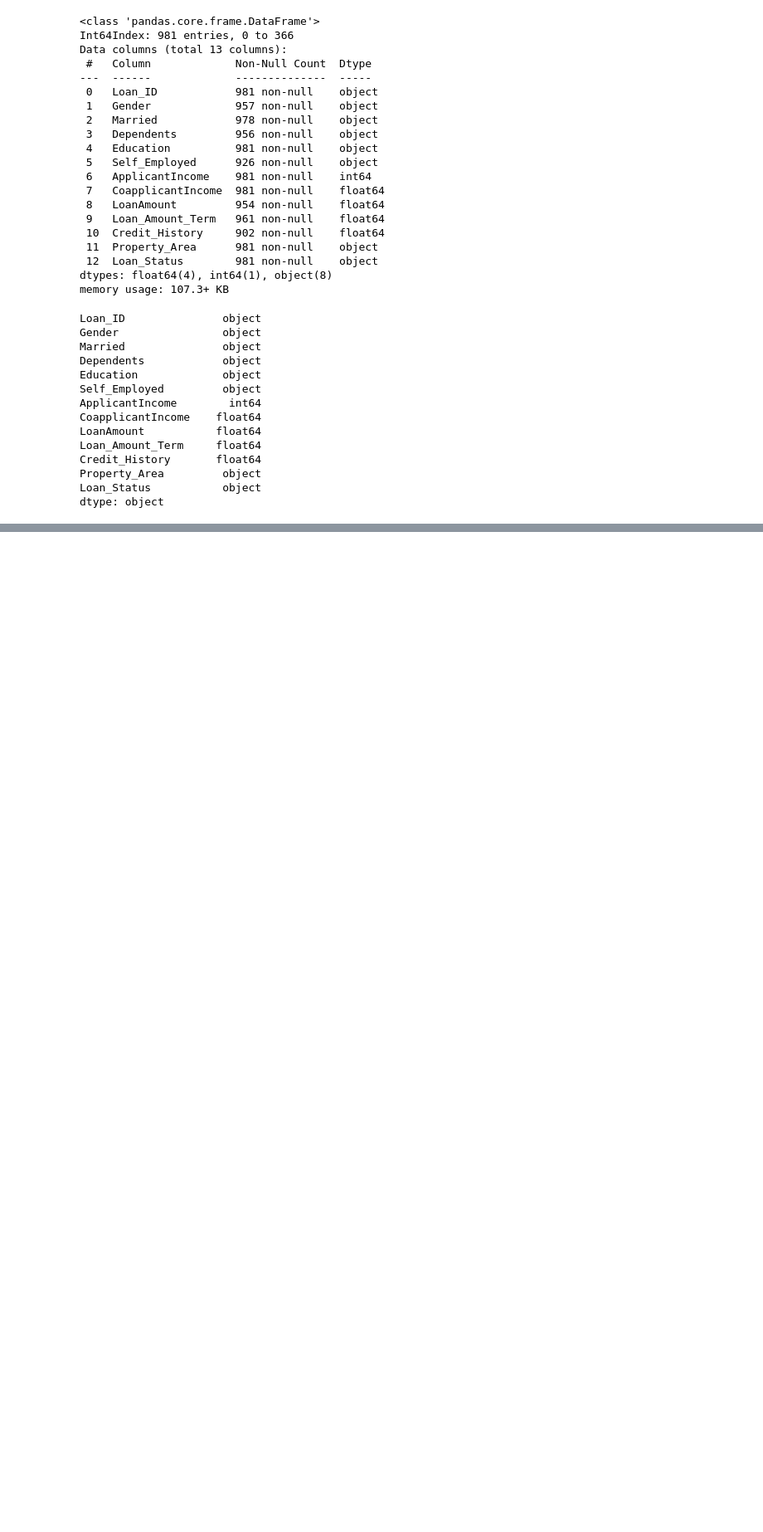
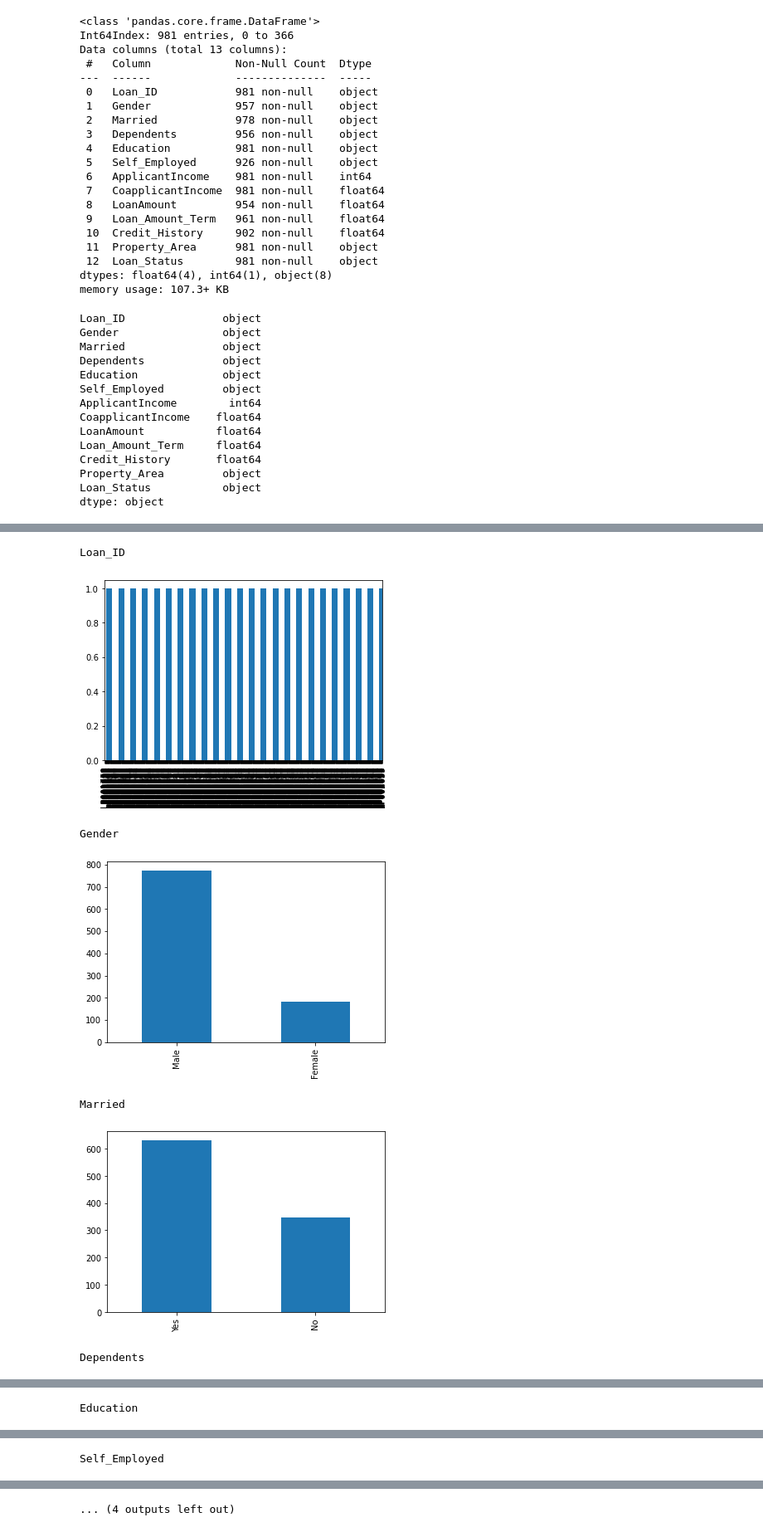
Before and after one commit to walecole/Loan-Prediction, a Jupyter notebook: LoanPrediction.ipynb, the cells around one changed output, grey strips where cells are left out. Shown: that part at 83% size. Drawn from its saved outputs; the diff is of its cells as text; code cells hidden in the pictures; blank space fills up the shorter version.

```diff
--- a/LoanPrediction.ipynb
+++ b/LoanPrediction.ipynb
@@ -78,0 +94,15 @@ dtype: object
+# %%
+#plot bar graph for categorical variables
+import matplotlib.pyplot as plt
+for col in df.select_dtypes(include=object).columns:
+    print(col)
+    df[col].value_counts().plot(kind='bar')
+    plt.show()
+# %% [output]
+Loan_ID
+[figure, added]
+Gender
+[figure, added]
+Married
+[figure, added]
+Dependents
@@ -78,0 +110 @@ dtype: object
+Education
@@ -78,0 +112 @@ dtype: object
+Self_Employed
@@ -78,0 +114 @@ dtype: object
+... (4 outputs left out)
```
Also changed, not shown: parts of 7 cells of this notebook.
